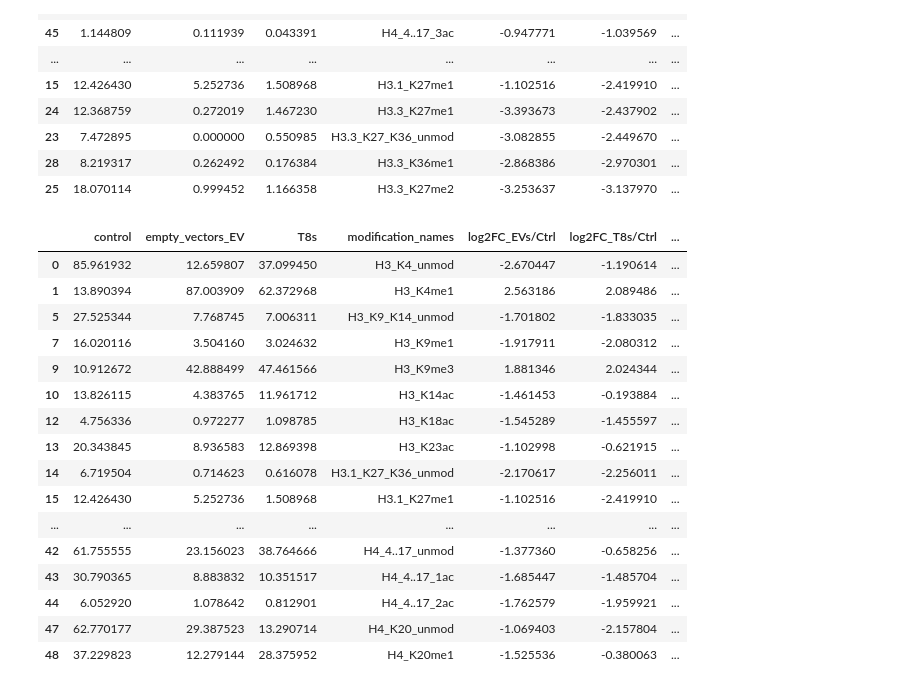
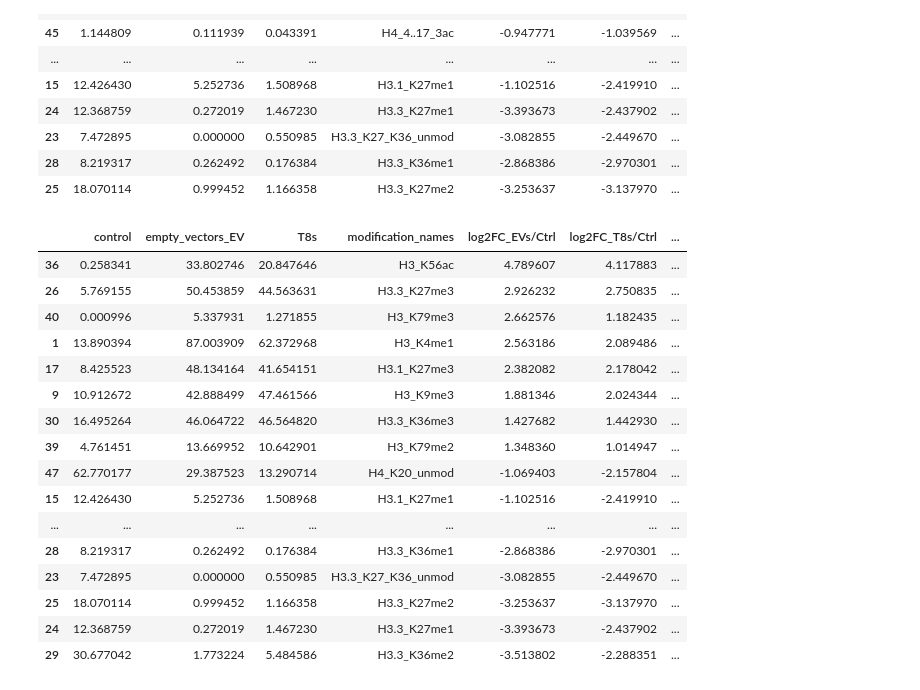
Before and after one commit to anuprulez/nanodiag_biomarker_prediction, a Jupyter notebook: ukfr_analysis/analyse_histone_mod_datapercbr_bySite.ipynb, the cells around one changed output. Drawn from its saved outputs; the diff is of its cells as text; code cells hidden in the pictures.

```diff
--- a/ukfr_analysis/analyse_histone_mod_datapercbr_bySite.ipynb
+++ b/ukfr_analysis/analyse_histone_mod_datapercbr_bySite.ipynb
@@ -263,6 +225,6 @@ See the caveats in the documentation: https://pandas.pydata.org/pandas-docs/stab
 # %%
 agg_condition = "mean"
-df_conditions = pd.concat([df_control[agg_condition], df_empty_vectors[agg_condition], df_t8s[agg_condition]], axis=1)
-df_conditions.columns = ["control", "empty_vectors_EV", "T8s"]
-df_conditions
+df_conditions_ctrl_ev_dep = pd.concat([df_control[agg_condition], df_empty_vectors_dep[agg_condition]], axis=1)
+df_conditions_ctrl_ev_dep.columns = ["control", "empty_vectors_EV_dep"]
+df_conditions_ctrl_ev_dep
 # %% [output]
@@ -286,4 +248,4 @@ df_conditions
 # %%
-df_conditions["modification_names"] = modification_names
-df_conditions
+df_conditions_ctrl_ev_dep["modification_names"] = modification_names
+df_conditions_ctrl_ev_dep
 # %% [output]
@@ -318,6 +301,6 @@ def compute_log2fc(df, condition_A, condition_B, pseudocount=0.01):
     return log2fc
 
 # Compute log2 fold change
-df_conditions["log2FC_EVs/Ctrl"] = compute_log2fc(df_conditions, "control", "empty_vectors_EV")
-df_conditions["log2FC_T8s/Ctrl"] = compute_log2fc(df_conditions, "control", "T8s")
-df_conditions["log2FC_T8s/EVs"] = compute_log2fc(df_conditions, "empty_vectors_EV", "T8s")
+df_conditions_ctrl_ev_dep["log2FC_EVs/Ctrl"] = compute_log2fc(df_conditions_ctrl_ev_dep, "control", "empty_vectors_EV_dep")
+#df_conditions["log2FC_T8s/Ctrl"] = compute_log2fc(df_conditions, "control", "T8s")
+#df_conditions["log2FC_T8s/EVs"] = compute_log2fc(df_conditions, "empty_vectors_EV", "T8s")
@@ -383,24 +392,24 @@ diff_quantified_t8_VS_controls
 | 25 | 18.070114 | 0.999452 | 1.166358 | H3.3_K27me2 | -3.253637 | -3.137970 | ... |
 # %%
 diff_quantified_empty_vector_VS_control = df_conditions[ (df_conditions["log2FC_EVs/Ctrl"] < -1) | (df_conditions["log2FC_EVs/Ctrl"] >= 1) ]
-diff_quantified_empty_vector_VS_control= diff_quantified_empty_vector_VS_control.sort_values(by="log2FC_T8s/Ctrl", ascending=False)
+diff_quantified_empty_vector_VS_control= diff_quantified_empty_vector_VS_control.sort_values(by="log2FC_EVs/Ctrl", ascending=False)
 diff_quantified_empty_vector_VS_control.to_csv("diff_quantified_empty_vectors_VS_control.csv", sep="\t", index=None)
 diff_quantified_empty_vector_VS_control
 # %% [output]
 |  | control | empty_vectors_EV | T8s | modification_names | log2FC_EVs/Ctrl | log2FC_T8s/Ctrl | ... |
-| 0 | 85.961932 | 12.659807 | 37.099450 | H3_K4_unmod | -2.670447 | -1.190614 | ... |
+| 36 | 0.258341 | 33.802746 | 20.847646 | H3_K56ac | 4.789607 | 4.117883 | ... |
+| 26 | 5.769155 | 50.453859 | 44.563631 | H3.3_K27me3 | 2.926232 | 2.750835 | ... |
+| 40 | 0.000996 | 5.337931 | 1.271855 | H3_K79me3 | 2.662576 | 1.182435 | ... |
 | 1 | 13.890394 | 87.003909 | 62.372968 | H3_K4me1 | 2.563186 | 2.089486 | ... |
-| 5 | 27.525344 | 7.768745 | 7.006311 | H3_K9_K14_unmod | -1.701802 | -1.833035 | ... |
-| 7 | 16.020116 | 3.504160 | 3.024632 | H3_K9me1 | -1.917911 | -2.080312 | ... |
+| 17 | 8.425523 | 48.134164 | 41.654151 | H3.1_K27me3 | 2.382082 | 2.178042 | ... |
 | 9 | 10.912672 | 42.888499 | 47.461566 | H3_K9me3 | 1.881346 | 2.024344 | ... |
-| 10 | 13.826115 | 4.383765 | 11.961712 | H3_K14ac | -1.461453 | -0.193884 | ... |
-| 12 | 4.756336 | 0.972277 | 1.098785 | H3_K18ac | -1.545289 | -1.455597 | ... |
-| 13 | 20.343845 | 8.936583 | 12.869398 | H3_K23ac | -1.102998 | -0.621915 | ... |
-| 14 | 6.719504 | 0.714623 | 0.616078 | H3.1_K27_K36_unmod | -2.170617 | -2.256011 | ... |
+| 30 | 16.495264 | 46.064722 | 46.564820 | H3.3_K36me3 | 1.427682 | 1.442930 | ... |
+| 39 | 4.761451 | 13.669952 | 10.642901 | H3_K79me2 | 1.348360 | 1.014947 | ... |
+| 47 | 62.770177 | 29.387523 | 13.290714 | H4_K20_unmod | -1.069403 | -2.157804 | ... |
 | 15 | 12.426430 | 5.252736 | 1.508968 | H3.1_K27me1 | -1.102516 | -2.419910 | ... |
 | ... | ... | ... | ... | ... | ... | ... | ... |
-| 42 | 61.755555 | 23.156023 | 38.764666 | H4_4..17_unmod | -1.377360 | -0.658256 | ... |
-| 43 | 30.790365 | 8.883832 | 10.351517 | H4_4..17_1ac | -1.685447 | -1.485704 | ... |
-| 44 | 6.052920 | 1.078642 | 0.812901 | H4_4..17_2ac | -1.762579 | -1.959921 | ... |
-| 47 | 62.770177 | 29.387523 | 13.290714 | H4_K20_unmod | -1.069403 | -2.157804 | ... |
-| 48 | 37.229823 | 12.279144 | 28.375952 | H4_K20me1 | -1.525536 | -0.380063 | ... |
+| 28 | 8.219317 | 0.262492 | 0.176384 | H3.3_K36me1 | -2.868386 | -2.970301 | ... |
+| 23 | 7.472895 | 0.000000 | 0.550985 | H3.3_K27_K36_unmod | -3.082855 | -2.449670 | ... |
+| 25 | 18.070114 | 0.999452 | 1.166358 | H3.3_K27me2 | -3.253637 | -3.137970 | ... |
+| 24 | 12.368759 | 0.272019 | 1.467230 | H3.3_K27me1 | -3.393673 | -2.437902 | ... |
+| 29 | 30.677042 | 1.773224 | 5.484586 | H3.3_K36me2 | -3.513802 | -2.288351 | ... |
```
Also changed, not shown: parts of 19 cells of this notebook.
